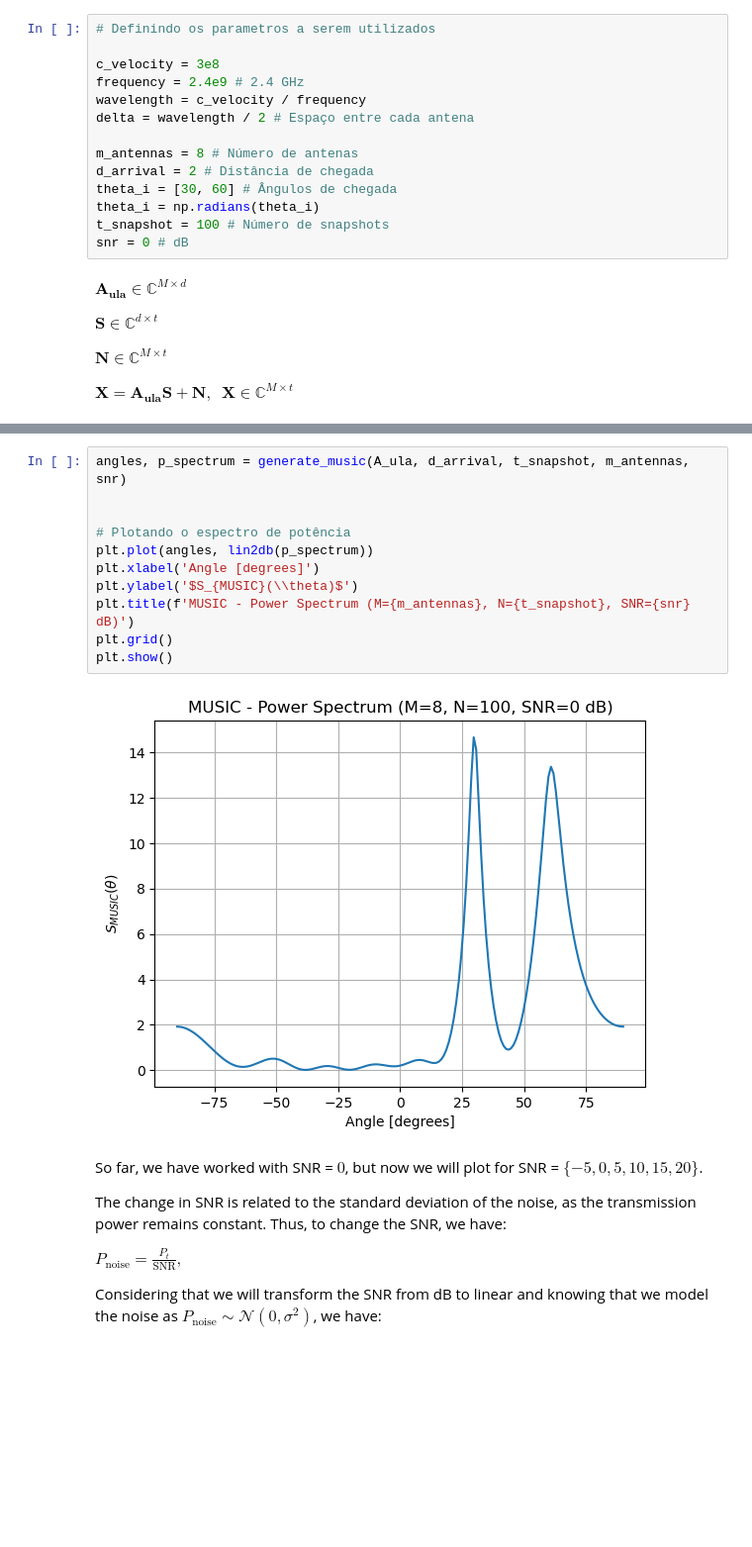
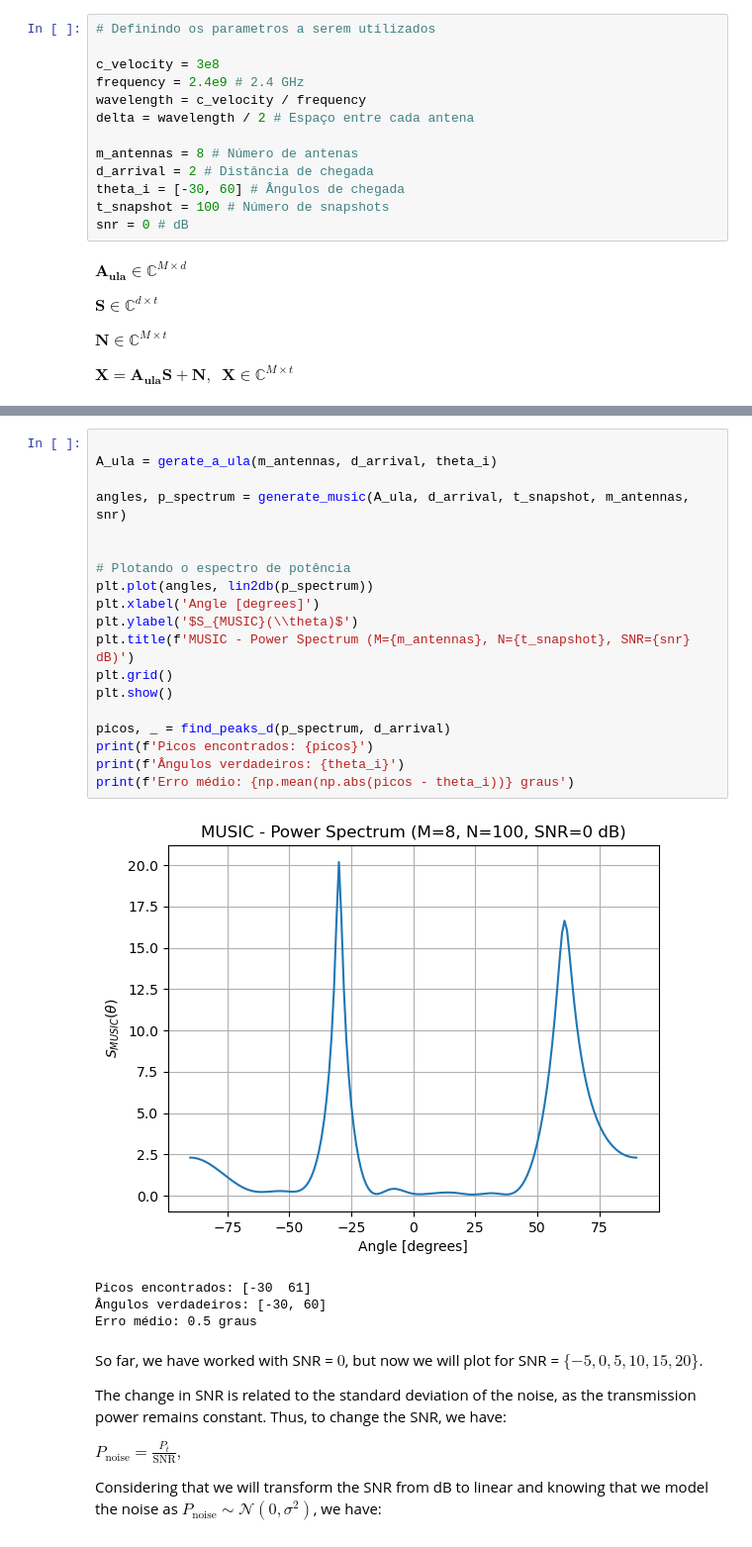
Before and after one commit to vitorfraga12/AICT-1, a Jupyter notebook: DoA Estimation.ipynb, the cells around one changed output, grey strips where cells are left out. Shown at 99% size. Cells and saved outputs as stored; diff of their text form; blank space fills up the shorter version.

Commit message:
Atualização ainda com erros

```diff
--- a/DoA Estimation.ipynb
+++ b/DoA Estimation.ipynb
@@ -29,8 +29,7 @@ delta = wavelength / 2 # Espaço entre cada antena
 
 m_antennas = 8 # Número de antenas
 d_arrival = 2 # Distância de chegada
-theta_i = [30, 60] # Ângulos de chegada
-theta_i = np.radians(theta_i)
+theta_i = [-30, 60] # Ângulos de chegada
 t_snapshot = 100 # Número de snapshots
 snr = 0 # dB
 # %% [markdown]
@@ -57,16 +43,27 @@ print(A_ula)
 # %%
+
+A_ula = gerate_a_ula(m_antennas, d_arrival, theta_i)
+
 angles, p_spectrum = generate_music(A_ula, d_arrival, t_snapshot, m_antennas, snr)
 
 
 # Plotando o espectro de potência
 plt.plot(angles, lin2db(p_spectrum))
 plt.xlabel('Angle [degrees]')
 plt.ylabel('$S_{MUSIC}(\\theta)$')
 plt.title(f'MUSIC - Power Spectrum (M={m_antennas}, N={t_snapshot}, SNR={snr} dB)')
 plt.grid()
 plt.show()
+
+picos, _ = find_peaks_d(p_spectrum, d_arrival)
+print(f'Picos encontrados: {picos}')
+print(f'Ângulos verdadeiros: {theta_i}')
+print(f'Erro médio: {np.mean(np.abs(picos - theta_i))} graus')
 # %% [output]
-[figure, old version]
+[figure, new version]
+Picos encontrados: [-30  61]
+Ângulos verdadeiros: [-30, 60]
+Erro médio: 0.5 graus
 # %% [markdown]
 So far, we have worked with SNR = $0$, but now we will plot for SNR = $ \{-5, 0, 5, 10, 15, 20\}$.
 
```
Also changed, not shown: parts of 5 cells of this notebook, 4 other files.
